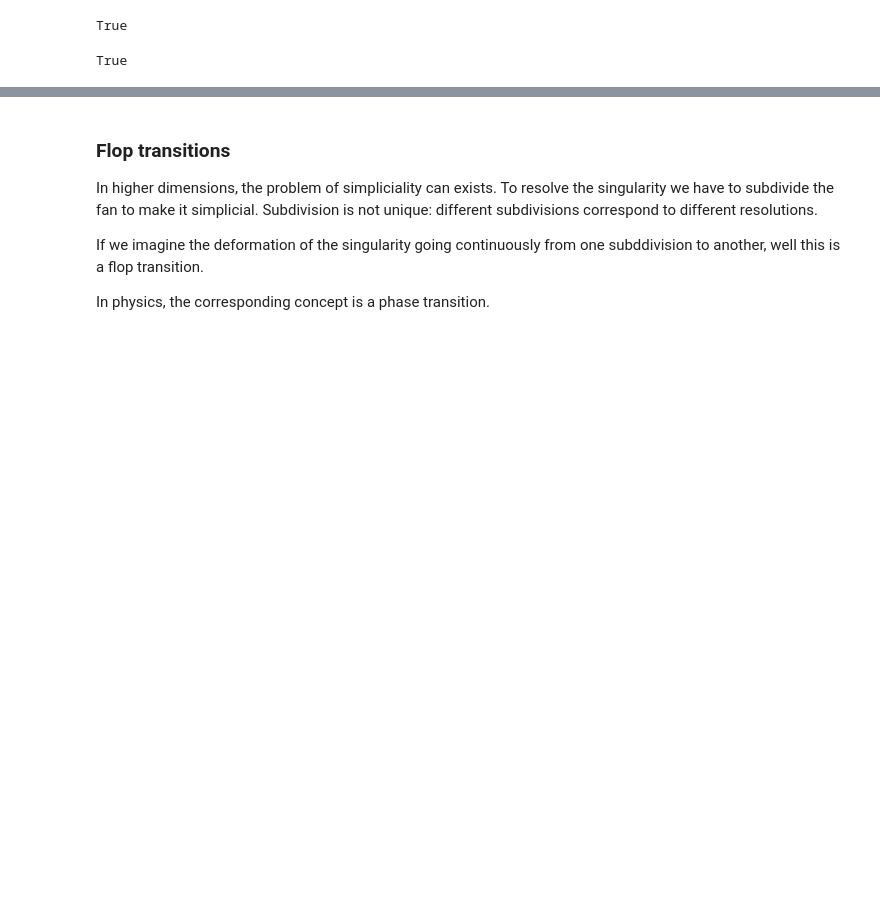
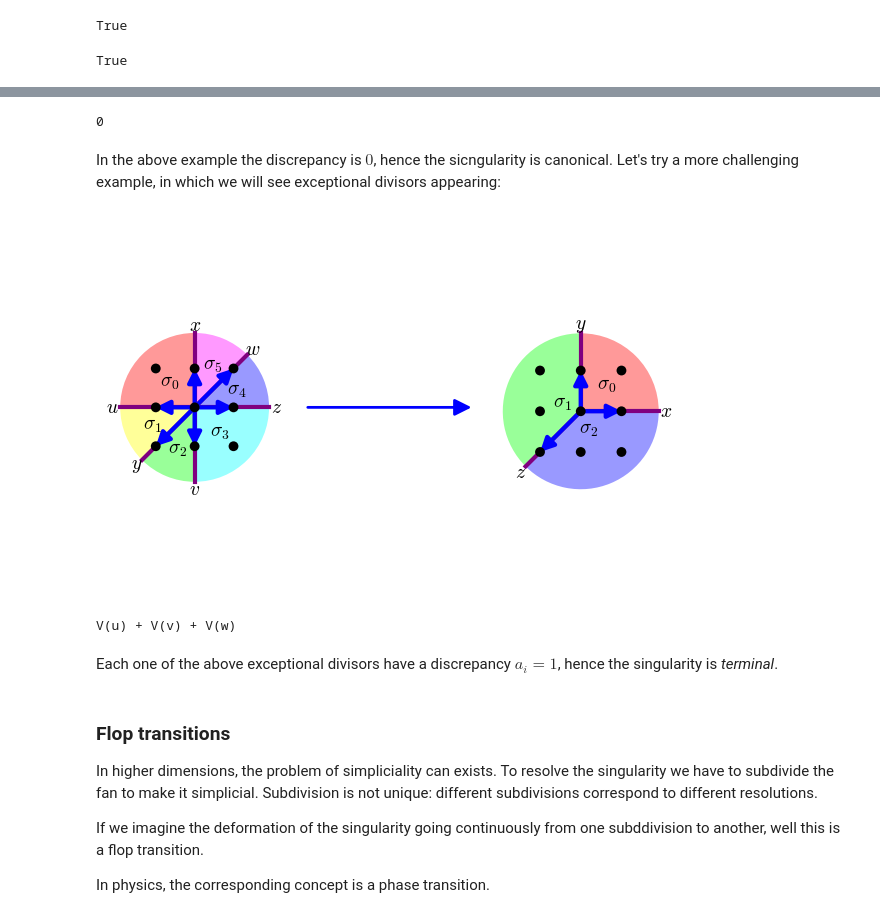
Before and after one commit to matteocao/toric-geometry, a Jupyter notebook: Toric_Geometry_MC.ipynb, the cells around one changed output, grey strips where cells are left out. Drawn from its saved outputs; the diff is of its cells as text; code cells hidden in the pictures; blank space fills up the shorter version.

Commit message:
add canonical singularities

```diff
--- a/Toric_Geometry_MC.ipynb
+++ b/Toric_Geometry_MC.ipynb
@@ -510,3 +524,24 @@ True
+# %%
+Xprime.K() - f.pullback_divisor(X.K())  # the singularity is canonical!
+# %% [output]
+0
+# %% [markdown]
+In the above example the discrepancy is $0$, hence the sicngularity is canonical. Let's try a more challenging example, in which we will see exceptional divisors appearing:
+# %%
+X = toric_varieties.dP6()
+Y = toric_varieties.P2()
+fm = FanMorphism(identity_matrix(2), codomain=Y.fan(), domain_fan=X.fan())
+f = X.hom(fm, Y)
+# %%
+graphics_array([X.plot(), arrow((0, 0), (2, 0), axes=False), Y.plot()])
+# %% [output]
+[figure, added]
+# %%
+X.K() - f.pullback_divisor(Y.K())
+# %% [output]
+V(u) + V(v) + V(w)
+# %% [markdown]
+Each one of the above exceptional divisors have a discrepancy $a_i = 1$, hence the singularity is *terminal*.
 # %% [markdown]
 ### Flop transitions
 
```
Also changed, not shown: parts of 1 cell of this notebook.
